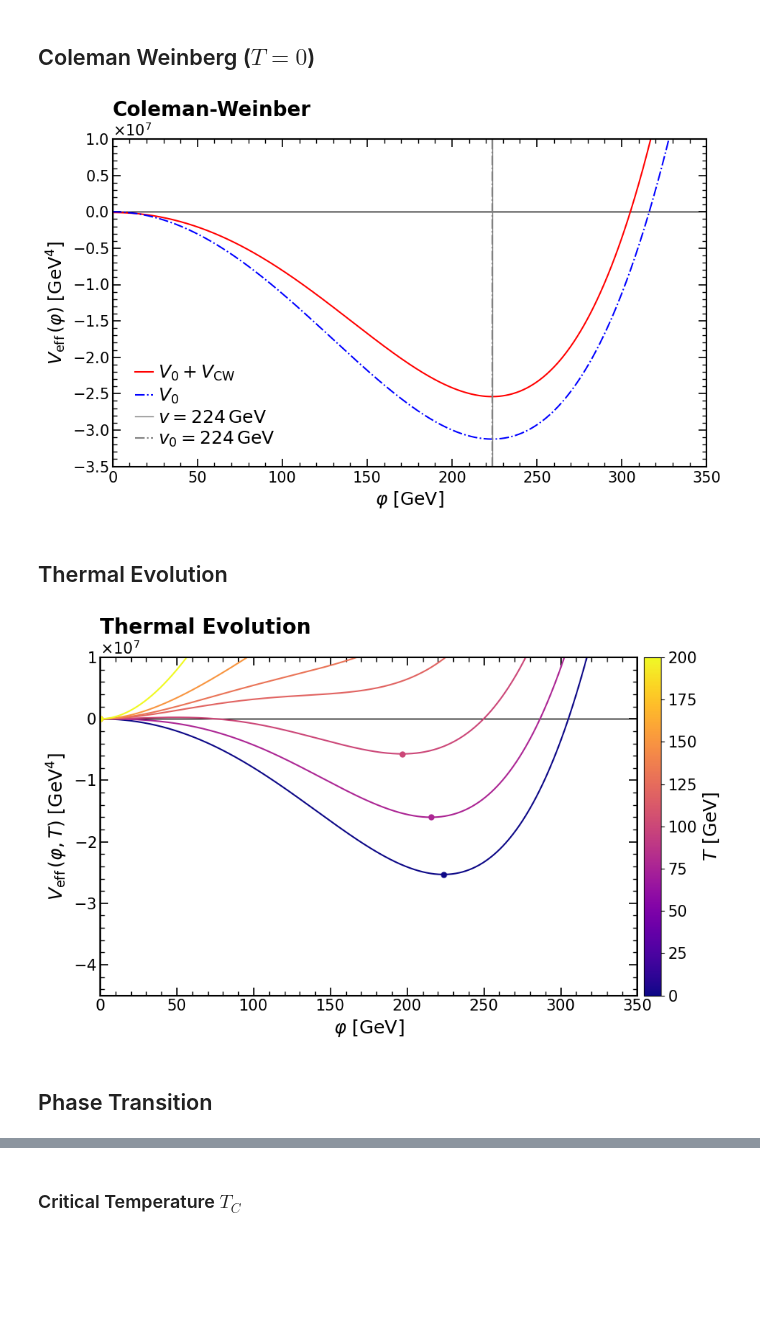
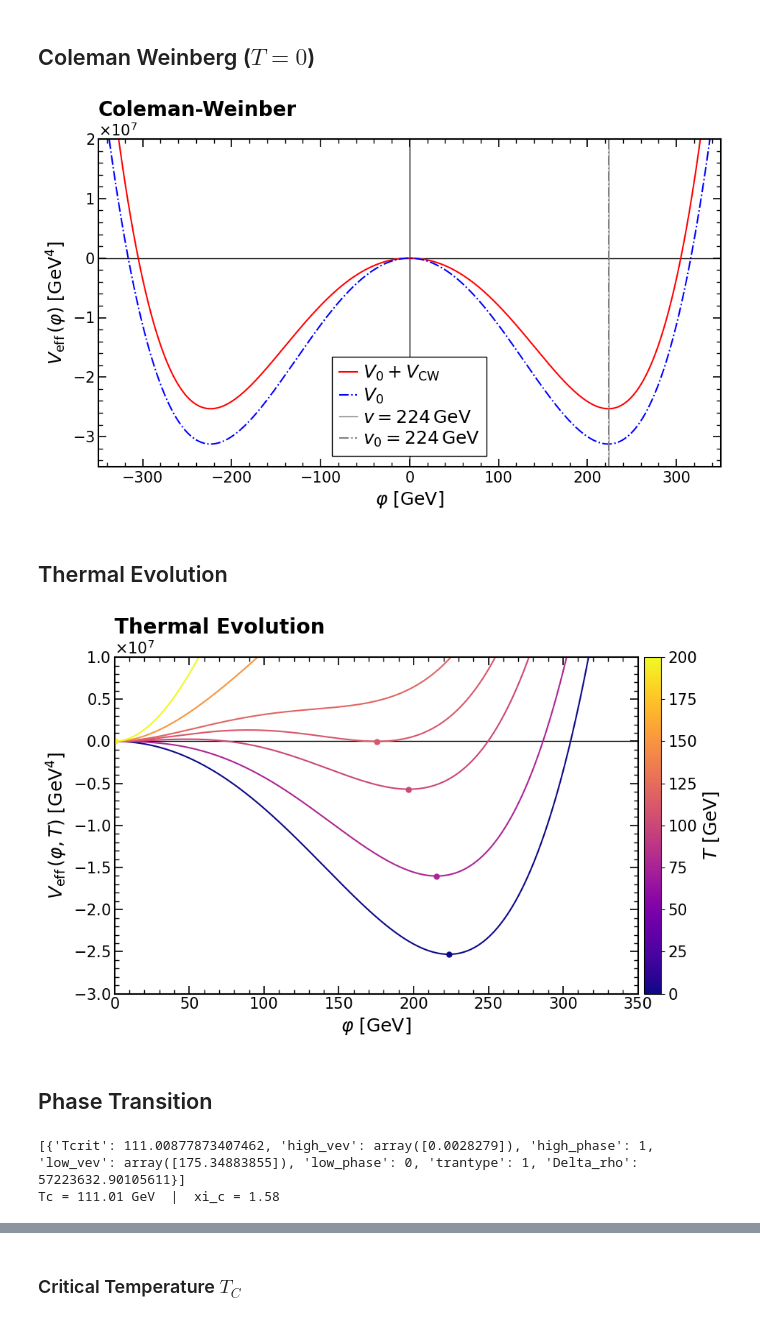
Before and after one commit to Diego-gt-phys/TFM-Repository, a Jupyter notebook: CosmoTransitions/Abelian_Analysis.ipynb, the cells around one changed output, grey strips where cells are left out. Saved outputs shown, nothing was run; the diff lists cells and outputs as text; code cells hidden in the pictures; blank space fills up the shorter version.

```diff
--- a/CosmoTransitions/Abelian_Analysis.ipynb
+++ b/CosmoTransitions/Abelian_Analysis.ipynb
@@ -17,7 +18,7 @@ from AbelianCT_Potential import Abelian_Model
 # Parameters: strong FOPT regime (large g/sqrt(lam) ratio)
 lam, mu, g = 0.05, 50.0, 1
 
-model = Abelian_Model(lam, mu, g)
+model = AbelianCT_Model(lam, mu, g)
 
 # Analytic expectations
 v_tree  = mu / np.sqrt(lam)
@@ -58,45 +59,45 @@ fig, ax = plt.subplots(figsize=(9.7, 6))
 ax.axhline(0, color='k', lw=1, ls='-')
 ax.axvline(0, color='k', lw=1, ls='-')
 
-ax.plot(phi_vals, V_tot_0, label=r'$V_0 + V_\mathrm{CW}$', color='r', lw=1.5, ls='-')
-ax.plot(phi_vals, V_tree, label=r'$V_0$', color='b', lw=1.5, ls='-.')
+ax.plot(phi_vals, V_tot_0-model.Vtot(np.array([[0.0]]), 0.0), label=r'$V_0 + V_\mathrm{CW}$', color='r', lw=1.5, ls='-')
+ax.plot(phi_vals, V_tree-model.V0(np.array([[0.0]])), label=r'$V_0$', color='b', lw=1.5, ls='-.')
 
 ax.axvline(v_num, label=rf'$v={float(np.squeeze(v_num)):.0f} \, \mathrm{{GeV}}$', color='gray', lw=1.0, ls='-', alpha=1)
 ax.axvline(v_tree, label=rf'$v_0={v_tree:.0f} \, \mathrm{{GeV}}$', color='gray', lw=1.5, ls='-.', alpha=1)
 
-ax.set_xlim(0, 350)
-ax.set_ylim(-3.5e7,1e7)
+ax.set_xlim(-350, 350)
+ax.set_ylim(-3.5e7,2e7)
 
 ax.set_xlabel(r'$\varphi$ $\left[\mathrm{GeV}\right]$', fontsize=18)
 ax.set_ylabel(r'$V_\mathrm{eff}\,(\varphi)$ $\left[\mathrm{GeV^4}\right]$', fontsize=18)
 ax.yaxis.set_major_formatter(ScalarFormatter(useMathText=True))
 ax.ticklabel_format(style='sci', axis='y', scilimits=(-2, 2))
 ax.yaxis.get_offset_text().set_fontsize(15)
 ax.spines['top'].set_linewidth(1.5)
 ax.spines['right'].set_linewidth(1.5)
 ax.spines['bottom'].set_linewidth(1.5)
 ax.spines['left'].set_linewidth(1.5)
 
 ax.tick_params(axis='both', which='major', direction='in', length=8, width=1.2, labelsize=15, top=True, right=True)
 ax.tick_params(axis='both', which='minor', direction='in', length=4, width=1, labelsize=15, top=True, right=True)
 ax.minorticks_on()
 ax.tick_params(axis='x', which='major', pad=5)
 
-plt.legend(fontsize=18, frameon=True, fancybox=False, loc = "lower left", bbox_to_anchor=(0.01, 0.005),
-               ncol = 1, edgecolor="black", framealpha=0, labelspacing=0.2, handletextpad=0.3, handlelength=1, columnspacing=1)
+plt.legend(fontsize=18, frameon=True, fancybox=False, loc = "lower center", bbox_to_anchor=(0.5, 0.005),
+               ncol = 1, edgecolor="black", framealpha=1, labelspacing=0.2, handletextpad=0.3, handlelength=1, columnspacing=1)
 
 plt.title(r"Coleman-Weinber", loc='left', fontsize=20, fontweight='bold')
 plt.tight_layout()
 plt.savefig("figures\AbelianCT_CW.pdf", format="pdf", bbox_inches="tight")
 
 plt.show()
 # %% [output]
-[figure, old version]
+[figure, new version]
 # %% [markdown]
 ## Thermal Evolution
 # %%
-T_vals   = np.array([0, 77, 100, 120, 130, 150, 200])
-phi_vals = np.linspace(-10,400,1500)
+T_vals   = np.array([0, 77, 100, 111, 120, 150, 200])
+phi_vals = np.linspace(-1,400,2000)
 X        = phi_vals[:, np.newaxis]
 
 # Colormap
@@ -124,7 +125,7 @@ for T in T_vals:
     ax.plot(phi_min, V_min-model.Vtot(np.array([[0.0]]), T), 'o', color=color, ms=5)
 
 ax.set_xlim(0, 350)
-ax.set_ylim(-4.5e7,1e7)
+ax.set_ylim(-3e7,1e7)
 
 ax.set_xlabel(r'$\varphi$ $\left[\mathrm{GeV}\right]$', fontsize=18)
 ax.set_ylabel(r'$V_\mathrm{eff}\,(\varphi, T)$ $\left[\mathrm{GeV^4}\right]$', fontsize=18)
@@ -154,6 +155,6 @@ plt.savefig("figures\AbelianCT_Thermal.pdf", format="pdf", bbox_inches="tight")
 
 plt.show()
 # %% [output]
-[figure, old version]
+[figure, new version]
 # %% [markdown]
 ## Phase Transition
@@ -160 +163,12 @@ plt.show()
+# %%
+trans = model.calcTcTrans()
+print(trans)
+Tc   = trans[0]['Tcrit']
+high = trans[0]['high_vev']
+low  = trans[0]['low_vev']
+xi_c = abs(low[0] - high[0]) / Tc
+print(f"Tc = {Tc:.2f} GeV  |  xi_c = {xi_c:.2f}")
+# %% [output]
+[{'Tcrit': 111.00877873407462, 'high_vev': array([0.0028279]), 'high_phase': 1, 'low_vev': array([175.34883855]), 'low_phase': 0, 'trantype': 1, 'Delta_rho': 57223632.90105611}]
+Tc = 111.01 GeV  |  xi_c = 1.58
 # %%
```
Also changed, not shown: parts of 8 cells of this notebook, 2 other files.
